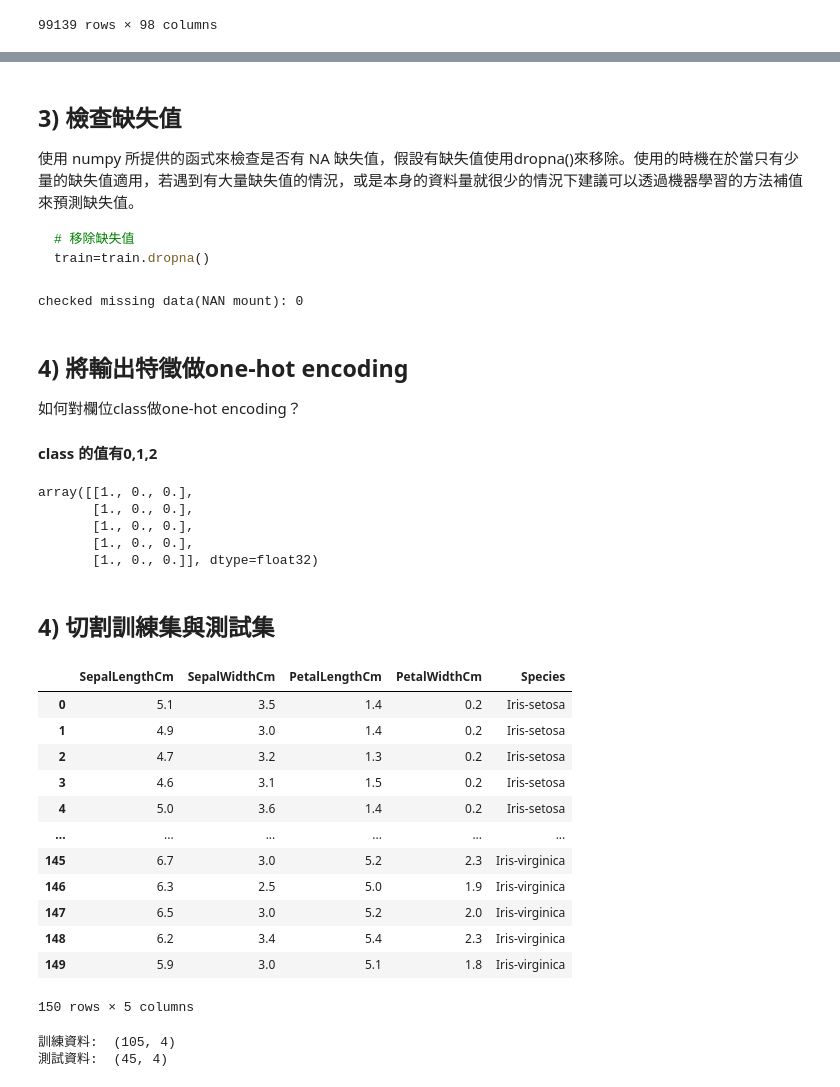
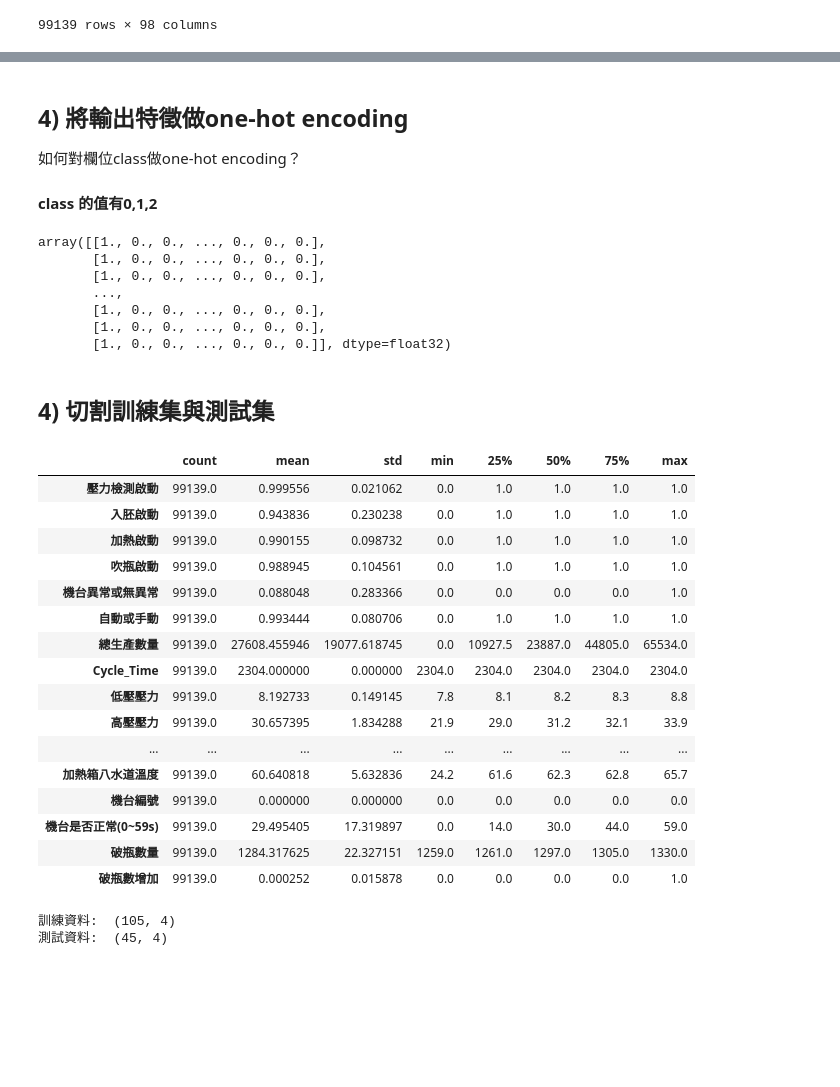
Before and after one commit to tempzeba/iot_test_public, a Jupyter notebook: A1L02001_log_01 (DNN-tensorflow2.0)-Sequential.ipynb, the cells around one changed output, grey strips where cells are left out. Cells and saved outputs as stored; diff of their text form; code cells hidden in the pictures; blank space fills up the shorter version.

````diff
--- a/A1L02001_log_01 (DNN-tensorflow2.0)-Sequential.ipynb
+++ b/A1L02001_log_01 (DNN-tensorflow2.0)-Sequential.ipynb
@@ -48,5 +34,0 @@ ex:
-# %%
-label_map = {'Iris-setosa': 0, 'Iris-versicolor': 1, 'Iris-virginica': 2}
-
-#將編碼後的label map存至df_train['Species']中。
-df_train['Class'] = df_train['Species'].map(label_map)
@@ -69,51 +35,46 @@ df_train
-# %% [markdown]
-## 3) 檢查缺失值
-使用 numpy 所提供的函式來檢查是否有 NA 缺失值，假設有缺失值使用dropna()來移除。使用的時機在於當只有少量的缺失值適用，若遇到有大量缺失值的情況，或是本身的資料量就很少的情況下建議可以透過機器學習的方法補值來預測缺失值。
-
-```python
-# 移除缺失值
-train=train.dropna()
-```
-# %%
-df_train = df_train.drop(labels=['Species'],axis=1) # 移除Species
-# checked missing data
-print("checked missing data(NAN mount):",len(np.where(np.isnan(df_train))[0]))
-# %% [output]
-checked missing data(NAN mount): 0
 # %% [markdown]
 ## 4) 將輸出特徵做one-hot encoding
 如何對欄位class做one-hot encoding？
 #### class 的值有0,1,2
 # %%
 from tensorflow.keras.utils import to_categorical
-y = to_categorical(df_train['Class'])
-y[0:5]
+y = to_categorical(df_train[r'異常代碼'])
+y
 # %% [output]
-array([[1., 0., 0.],
-       [1., 0., 0.],
-       [1., 0., 0.],
-       [1., 0., 0.],
-       [1., 0., 0.]], dtype=float32)
+array([[1., 0., 0., ..., 0., 0., 0.],
+       [1., 0., 0., ..., 0., 0., 0.],
+       [1., 0., 0., ..., 0., 0., 0.],
+       ...,
+       [1., 0., 0., ..., 0., 0., 0.],
+       [1., 0., 0., ..., 0., 0., 0.],
+       [1., 0., 0., ..., 0., 0., 0.]], dtype=float32)
 # %% [markdown]
 ## 4) 切割訓練集與測試集
 # %%
+pd.set_option('max_row',300)
 # X=df_train.drop(labels=['Class'],axis=1)
-X=df_train.drop(columns=['Class'])
-X
+X=df_train.drop(columns=[r'異常代碼'])
+# X.isna().sum().sum()
+# X
+X.describe().transpose()
 # %% [output]
-|  | SepalLengthCm | SepalWidthCm | PetalLengthCm | PetalWidthCm | Species |
-| 0 | 5.1 | 3.5 | 1.4 | 0.2 | Iris-setosa |
-| 1 | 4.9 | 3.0 | 1.4 | 0.2 | Iris-setosa |
-| 2 | 4.7 | 3.2 | 1.3 | 0.2 | Iris-setosa |
-| 3 | 4.6 | 3.1 | 1.5 | 0.2 | Iris-setosa |
-| 4 | 5.0 | 3.6 | 1.4 | 0.2 | Iris-setosa |
-| ... | ... | ... | ... | ... | ... |
-| 145 | 6.7 | 3.0 | 5.2 | 2.3 | Iris-virginica |
-| 146 | 6.3 | 2.5 | 5.0 | 1.9 | Iris-virginica |
-| 147 | 6.5 | 3.0 | 5.2 | 2.0 | Iris-virginica |
-| 148 | 6.2 | 3.4 | 5.4 | 2.3 | Iris-virginica |
-| 149 | 5.9 | 3.0 | 5.1 | 1.8 | Iris-virginica |
+|  | count | mean | std | min | 25% | 50% | 75% | max |
+| 壓力檢測啟動 | 99139.0 | 0.999556 | 0.021062 | 0.0 | 1.0 | 1.0 | 1.0 | 1.0 |
+| 入胚啟動 | 99139.0 | 0.943836 | 0.230238 | 0.0 | 1.0 | 1.0 | 1.0 | 1.0 |
+| 加熱啟動 | 99139.0 | 0.990155 | 0.098732 | 0.0 | 1.0 | 1.0 | 1.0 | 1.0 |
+| 吹瓶啟動 | 99139.0 | 0.988945 | 0.104561 | 0.0 | 1.0 | 1.0 | 1.0 | 1.0 |
+| 機台異常或無異常 | 99139.0 | 0.088048 | 0.283366 | 0.0 | 0.0 | 0.0 | 0.0 | 1.0 |
+| 自動或手動 | 99139.0 | 0.993444 | 0.080706 | 0.0 | 1.0 | 1.0 | 1.0 | 1.0 |
+| 總生產數量 | 99139.0 | 27608.455946 | 19077.618745 | 0.0 | 10927.5 | 23887.0 | 44805.0 | 65534.0 |
+| Cycle_Time | 99139.0 | 2304.000000 | 0.000000 | 2304.0 | 2304.0 | 2304.0 | 2304.0 | 2304.0 |
+| 低壓壓力 | 99139.0 | 8.192733 | 0.149145 | 7.8 | 8.1 | 8.2 | 8.3 | 8.8 |
+| 高壓壓力 | 99139.0 | 30.657395 | 1.834288 | 21.9 | 29.0 | 31.2 | 32.1 | 33.9 |
+| ... | ... | ... | ... | ... | ... | ... | ... | ... |
+| 加熱箱八水道溫度 | 99139.0 | 60.640818 | 5.632836 | 24.2 | 61.6 | 62.3 | 62.8 | 65.7 |
+| 機台編號 | 99139.0 | 0.000000 | 0.000000 | 0.0 | 0.0 | 0.0 | 0.0 | 0.0 |
+| 機台是否正常(0~59s) | 99139.0 | 29.495405 | 17.319897 | 0.0 | 14.0 | 30.0 | 44.0 | 59.0 |
+| 破瓶數量 | 99139.0 | 1284.317625 | 22.327151 | 1259.0 | 1261.0 | 1297.0 | 1305.0 | 1330.0 |
+| 破瓶數增加 | 99139.0 | 0.000252 | 0.015878 | 0.0 | 0.0 | 0.0 | 0.0 | 1.0 |
-150 rows × 5 columns
 # %%
 from sklearn.model_selection import train_test_split
 X_train , X_test , y_train , y_test = train_test_split(X,y , test_size=.3 , random_state=40)
````
Also changed, not shown: parts of 2 cells of this notebook.
